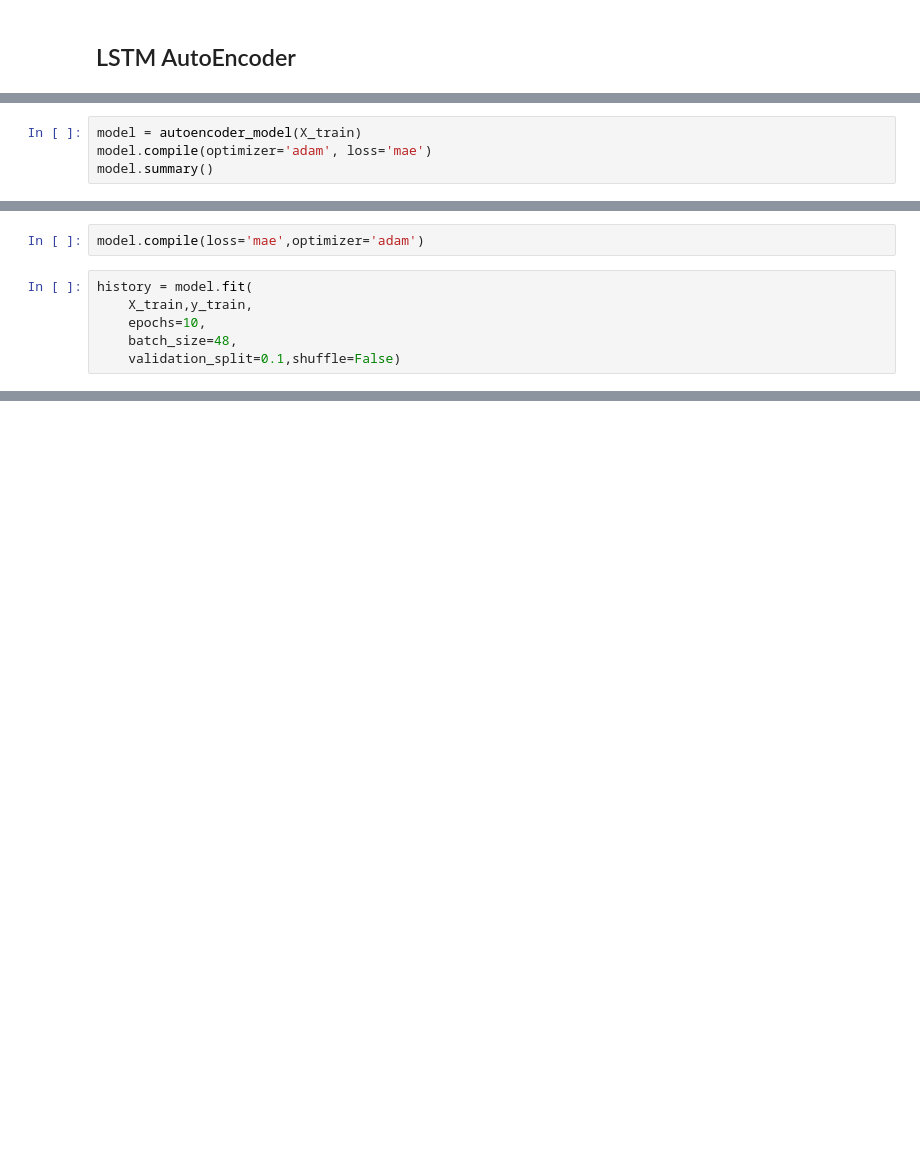
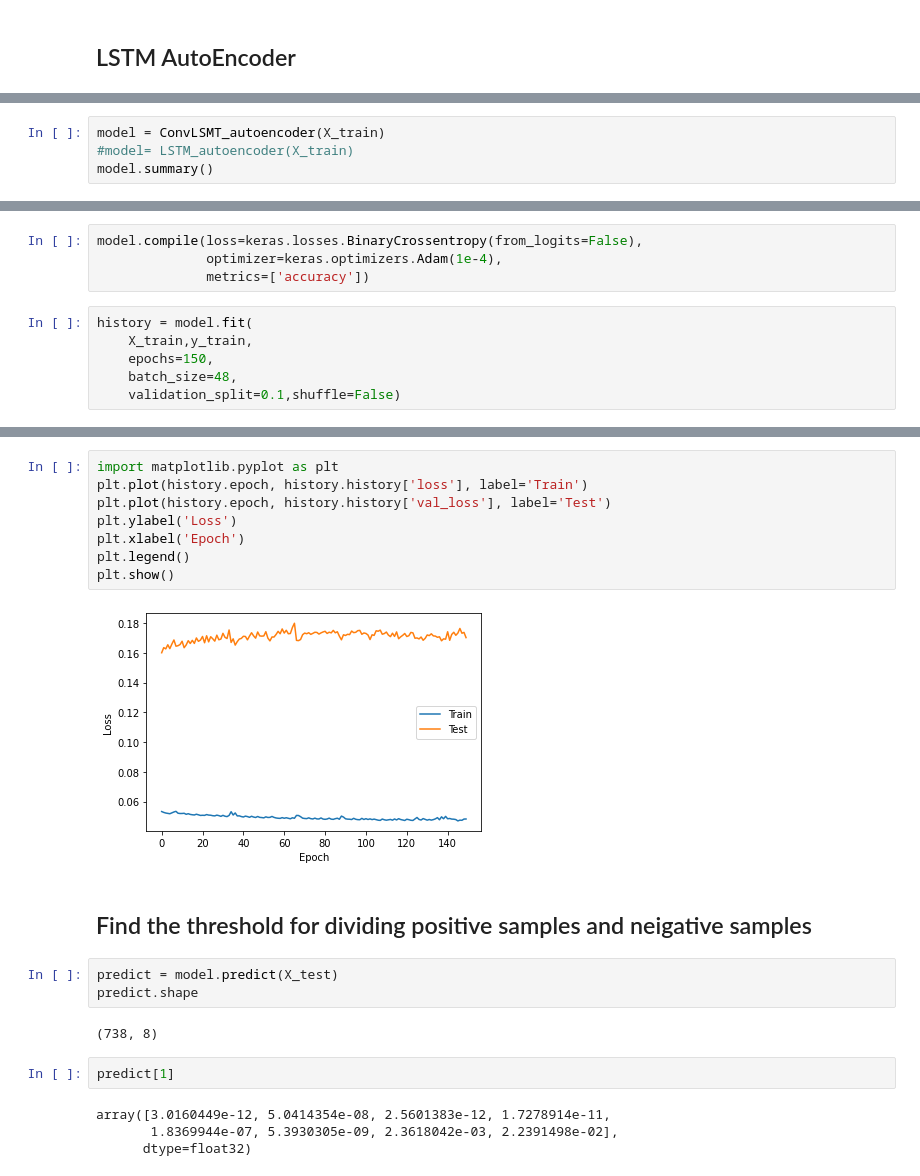
Before and after one commit to Troy-Cao/LWB-Risk-Cient-Detection, a Jupyter notebook: LSTM_Anomaly_Detection.ipynb, the cells around one changed output, grey strips where cells are left out. Cells and saved outputs as stored; diff of their text form; blank space fills up the shorter version.

```diff
--- a/LSTM_Anomaly_Detection.ipynb
+++ b/LSTM_Anomaly_Detection.ipynb
@@ -160,5 +168,5 @@ def autoencoder_model(X):
 # %%
-model = autoencoder_model(X_train)
-model.compile(optimizer='adam', loss='mae')
+model = ConvLSMT_autoencoder(X_train)
+#model= LSTM_autoencoder(X_train)
 model.summary()
 # %% [output]
@@ -180,11 +188,13 @@ Trainable params: 14,981
 Non-trainable params: 0
 _________________________________________________________________
-# %%
-model.compile(loss='mae',optimizer='adam')
+# %%
+model.compile(loss=keras.losses.BinaryCrossentropy(from_logits=False),
+              optimizer=keras.optimizers.Adam(1e-4),
+              metrics=['accuracy'])
 # %%
 history = model.fit(
     X_train,y_train,
-    epochs=10,
+    epochs=150,
     batch_size=48,
     validation_split=0.1,shuffle=False)
 # %% [output]
@@ -192,0 +218,23 @@ InvalidArgumentError: ignored
+# %%
+import matplotlib.pyplot as plt
+plt.plot(history.epoch, history.history['loss'], label='Train')
+plt.plot(history.epoch, history.history['val_loss'], label='Test')
+plt.ylabel('Loss')
+plt.xlabel('Epoch')
+plt.legend()
+plt.show()
+# %% [output]
+[figure, added]
+# %% [markdown]
+## Find the threshold for dividing positive samples and neigative samples
+# %%
+predict = model.predict(X_test)
+predict.shape
+# %% [output]
+(738, 8)
+# %%
+predict[1]
+# %% [output]
+array([3.0160449e-12, 5.0414354e-08, 2.5601383e-12, 1.7278914e-11,
+       1.8369944e-07, 5.3930305e-09, 2.3618042e-03, 2.2391498e-02],
+      dtype=float32)
```
Also changed, not shown: parts of 29 cells of this notebook.
